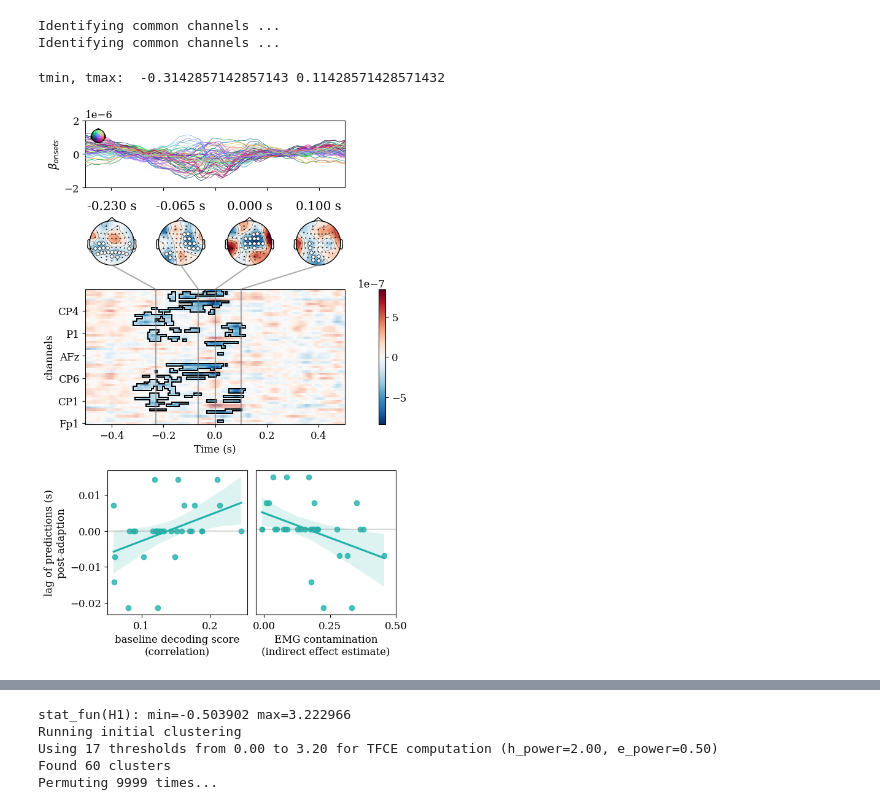
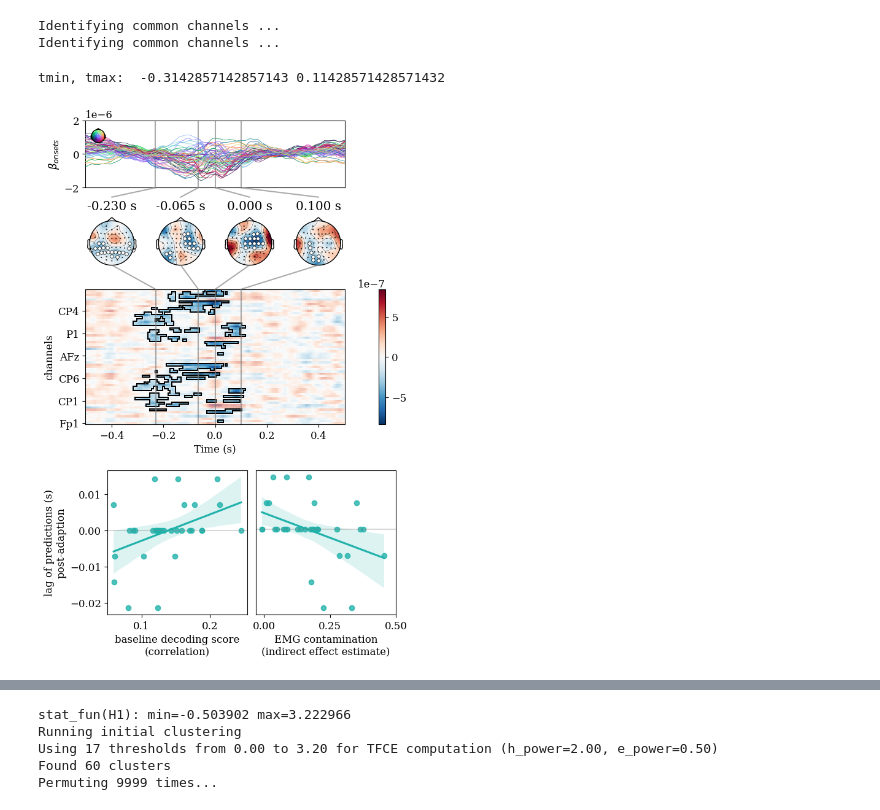
Before and after one commit to apex-lab/daf-analysis, a Jupyter notebook: eeg-results.ipynb, the cells around one changed output, grey strips where cells are left out. Saved outputs shown, nothing was run; the diff lists cells and outputs as text; code cells hidden in the pictures.

Commit message:
adds connecting lines between difference wave and TRF, removing misleading xticks from the latter

```diff
--- a/eeg-results.ipynb
+++ b/eeg-results.ipynb
@@ -339,8 +339,6 @@ diff.nave = None
 Identifying common channels ...
 Identifying common channels ...
 # %%
-from mne.viz.utils import _connection_line
-
 def add_label(ax, label, x_offset = -.19, y_offset = .0):
     xmin, xmax = ax.get_xlim()
     xscale = xmax - xmin
@@ -350,6 +348,49 @@ def add_label(ax, label, x_offset = -.19, y_offset = .0):
         xmin + x_offset*xscale, ymax + yscale*y_offset,
         label, size = 25, weight = 'bold'
     )
+
+def _connection_line_above(x, fig, sourceax, targetax, y=1.,
+                     y_source_transform="transAxes"):
+    """Connect source and target plots with a line.
+
+    Connect source and target plots with a line, such as time series
+    (source) and topolots (target). Primarily used for plot_joint
+    functions.
+    """
+    from matplotlib.lines import Line2D
+    trans_fig = fig.transFigure
+    trans_fig_inv = fig.transFigure.inverted()
+
+    xt, yt = trans_fig_inv.transform(targetax.transAxes.transform([.5, 0.]))
+    xs, _ = trans_fig_inv.transform(sourceax.transData.transform([x, 0.]))
+    _, ys = trans_fig_inv.transform(getattr(sourceax, y_source_transform
+                                            ).transform([0., y]))
+
+    return Line2D((xt, xs), (yt, ys), transform=trans_fig, color='grey',
+                  linestyle='-', linewidth=1.5, alpha=.66, zorder=1,
+                  clip_on=False)
+
+
+def _connection_line_below(x, fig, sourceax, targetax, y=0.,
+                     y_source_transform="transAxes"):
+    """Connect source and target plots with a line.
+
+    Connect source and target plots with a line, such as time series
+    (source) and topolots (target). Primarily used for plot_joint
+    functions.
+    """
+    from matplotlib.lines import Line2D
+    trans_fig = fig.transFigure
+    trans_fig_inv = fig.transFigure.inverted()
+
+    xt, yt = trans_fig_inv.transform(targetax.transAxes.transform([.5, 1.35]))
+    xs, _ = trans_fig_inv.transform(sourceax.transData.transform([x, 0.]))
+    _, ys = trans_fig_inv.transform(getattr(sourceax, y_source_transform
+                                            ).transform([0., y]))
+
+    return Line2D((xt, xs), (yt, ys), transform=trans_fig, color='grey',
+                  linestyle='-', linewidth=1.5, alpha=.66, zorder=1,
+                  clip_on=False)
 
 
 effect = diff.copy()
@@ -394,6 +435,7 @@ evo_ax.xaxis.set_ticklabels([])
 evo_ax.set_xlabel('')
 evo_ax.set_ylabel(r'$\beta_{%s}$'%('onsets'))
 evo_ax.set_ylim(-2e-6, 2e-6)
+evo_ax.set_xticks([])
 
 # plot effect map
 effect.plot_image(
@@ -425,44 +467,53 @@ effect.plot_topomap(times = times, axes = map_axs,
                    )
 
 # draw connecting lines
-lines = [_connection_line(timepoint, fig, main_ax, map_ax_)
+lines = [_connection_line_above(timepoint, fig, main_ax, map_ax_)
              for timepoint, map_ax_ in zip(times, map_axs)]
 for line in lines:
     fig.lines.append(line)
 for timepoint in times:
     main_ax.axvline(timepoint, color = 'grey', linestyle = '-',
+                      linewidth = 1.5, alpha = .66)
+
+
+lines = [_connection_line_below(timepoint, fig, evo_ax, map_ax_)
+             for timepoint, map_ax_ in zip(times, map_axs)]
+for line in lines:
+    fig.lines.append(line)
+for timepoint in times:
+    evo_ax.axvline(timepoint, color = 'grey', linestyle = '-',
                       linewidth = 1.5, alpha = .66)
 
 np.random.seed(0)
 reg_kwargs = dict(data = xcorrs, ci = 95)
 ax0.set_xticks([0., .1, .2, .3])
 ax0.axhline(0, color = 'gray', alpha = .3)
 sns.regplot(x = 'score', y = 'pre->post', color = 'lightseagreen', ax = ax0, **reg_kwargs)
 #sns.regplot(x = 'score', y = 'post->pre', color = 'darkseagreen', ax = ax0, **reg_kwargs)
 ax0.set_ylabel('lag of predictions (s)\npost-adaption')
 ax0.set_xlabel('baseline decoding score\n(correlation)')
 sns.regplot(x = 'indirect', y = 'pre->post', color = 'lightseagreen', ax = ax1, **reg_kwargs)
 #sns.regplot(x = 'indirect', y = 'post->pre', color = 'darkseagreen', ax = ax1, **reg_kwargs)
 ax1.set_ylabel(None)
 ax1.set_yticks([])
 ax1.axhline(0, color = 'gray', alpha = .3)
 ax1.set_xticks([0, .25, .5])
 ax1.set_xlabel('EMG contamination\n(indirect effect estimate)')
 #legend_elements = [
 #    Line2D([0], [0], color = 'lightseagreen', lw = 4, label = r'pre$\rightarrow$post'),
 #    Line2D([0], [0], color = 'darkseagreen', lw = 4, label = r'post$\rightarrow$pre'),
 #]
 #ax0.legend(handles = legend_elements, loc = 'upper left')
 
 # show final plot
 sig_times = effect.times[np.any(clust, -1)]
 print('tmin, tmax: ', sig_times.min(), sig_times.max())
 
 savefig('difference.png')
 plt.show()
 # %% [output]
 tmin, tmax:  -0.3142857142857143 0.11428571428571432
-[figure, old version]
+[figure, new version]
 # %%
 def plot_topo(scr, p, vlim, ax):
     max_delta = np.abs(scr).max()
```
Also changed, not shown: parts of 6 cells of this notebook, 2 other files.
